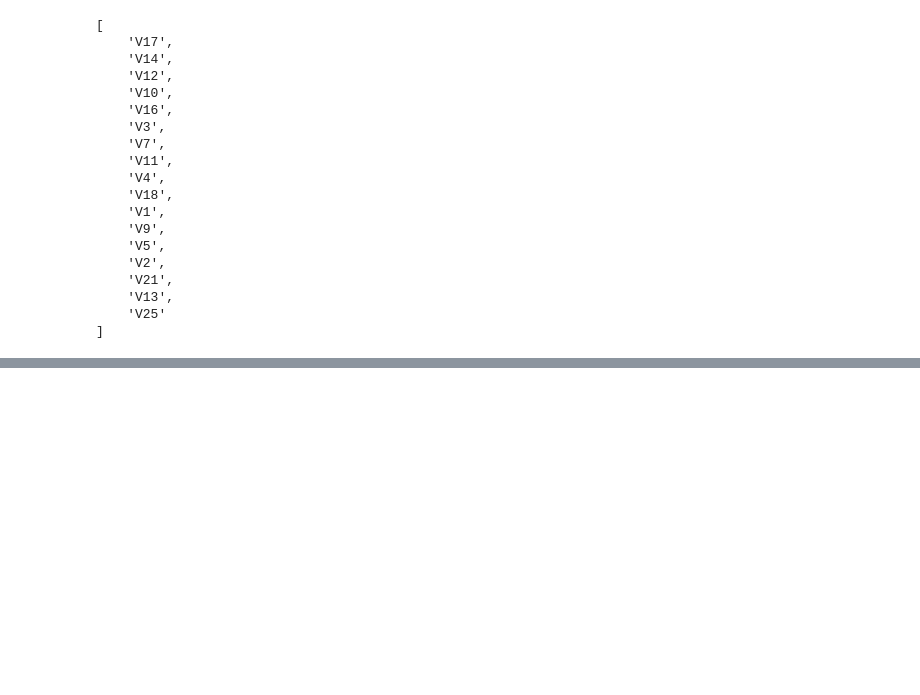
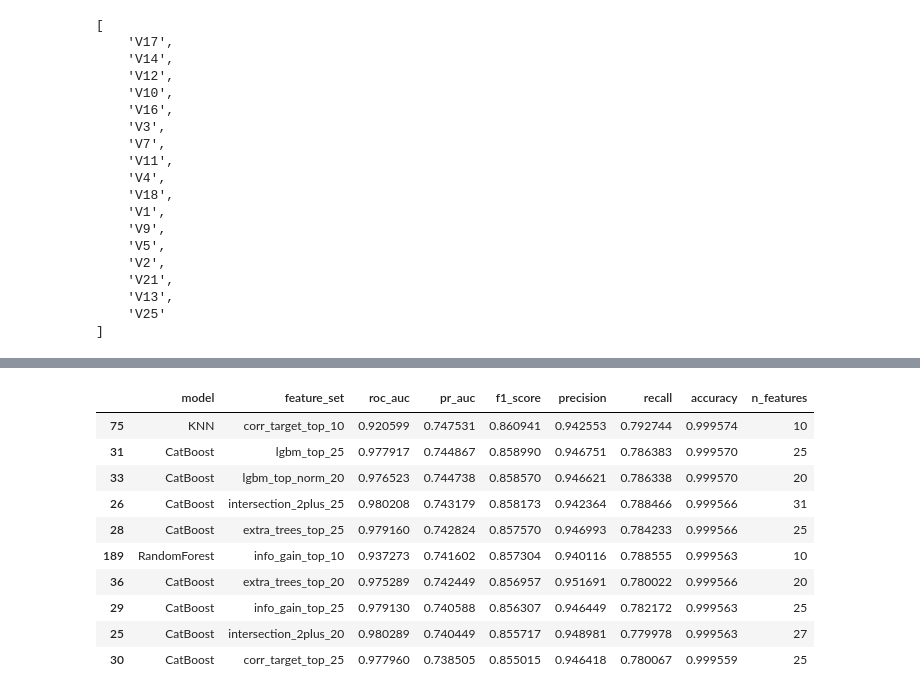
Before and after one commit to tinazezlin/credit-card-fraud-detection, a Jupyter notebook: ccf-detection/notebooks/Exploratory_data_analysis.ipynb, the cells around one changed output, grey strips where cells are left out. Saved outputs shown, nothing was run; the diff lists cells and outputs as text; code cells hidden in the pictures; blank space fills up the shorter version.

```diff
--- a/ccf-detection/notebooks/Exploratory_data_analysis.ipynb
+++ b/ccf-detection/notebooks/Exploratory_data_analysis.ipynb
@@ -370,0 +390,28 @@ feature_vectors['intersection_2plus']
+# %%
+# Sort by F1-score
+top_f1 = df_feature_sets.sort_values(by="f1_score", ascending=False).head(10)
+
+# Sort by PR-AUC
+top_pr_auc = df_feature_sets.sort_values(by="pr_auc", ascending=False).head(10)
+
+# Sort by ROC-AUC
+top_roc_auc = df_feature_sets.sort_values(by="roc_auc", ascending=False).head(10)
+
+# Best by model
+best_by_model_f1 = df_feature_sets.loc[df_feature_sets.groupby("model")["f1_score"].idxmax()]
+best_by_model_precision = df_feature_sets.loc[df_feature_sets.groupby("model")["precision"].idxmax()]
+best_by_model_recall = df_feature_sets.loc[df_feature_sets.groupby("model")["recall"].idxmax()]
+# %%
+top_f1
+# %% [output]
+|  | model | feature_set | roc_auc | pr_auc | f1_score | precision | recall | accuracy | n_features |
+| 75 | KNN | corr_target_top_10 | 0.920599 | 0.747531 | 0.860941 | 0.942553 | 0.792744 | 0.999574 | 10 |
+| 31 | CatBoost | lgbm_top_25 | 0.977917 | 0.744867 | 0.858990 | 0.946751 | 0.786383 | 0.999570 | 25 |
+| 33 | CatBoost | lgbm_top_norm_20 | 0.976523 | 0.744738 | 0.858570 | 0.946621 | 0.786338 | 0.999570 | 20 |
+| 26 | CatBoost | intersection_2plus_25 | 0.980208 | 0.743179 | 0.858173 | 0.942364 | 0.788466 | 0.999566 | 31 |
+| 28 | CatBoost | extra_trees_top_25 | 0.979160 | 0.742824 | 0.857570 | 0.946993 | 0.784233 | 0.999566 | 25 |
+| 189 | RandomForest | info_gain_top_10 | 0.937273 | 0.741602 | 0.857304 | 0.940116 | 0.788555 | 0.999563 | 10 |
+| 36 | CatBoost | extra_trees_top_20 | 0.975289 | 0.742449 | 0.856957 | 0.951691 | 0.780022 | 0.999566 | 20 |
+| 29 | CatBoost | info_gain_top_25 | 0.979130 | 0.740588 | 0.856307 | 0.946449 | 0.782172 | 0.999563 | 25 |
+| 25 | CatBoost | intersection_2plus_20 | 0.980289 | 0.740449 | 0.855717 | 0.948981 | 0.779978 | 0.999563 | 27 |
+| 30 | CatBoost | corr_target_top_25 | 0.977960 | 0.738505 | 0.855015 | 0.946418 | 0.780067 | 0.999559 | 25 |
```
Also changed, not shown: parts of 13 cells of this notebook.
